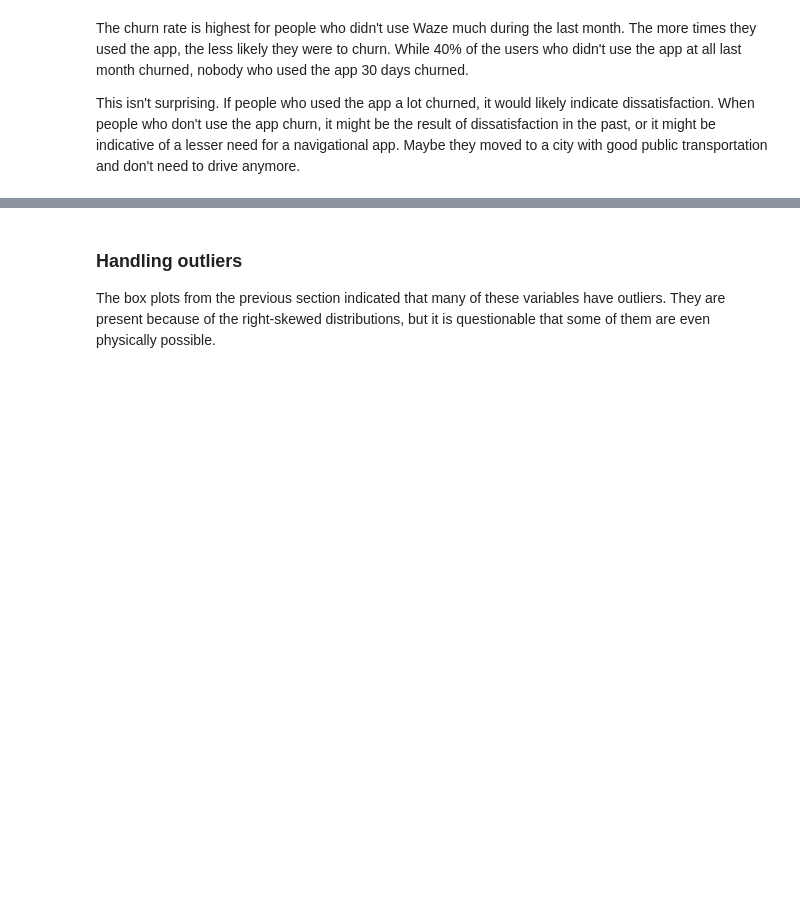
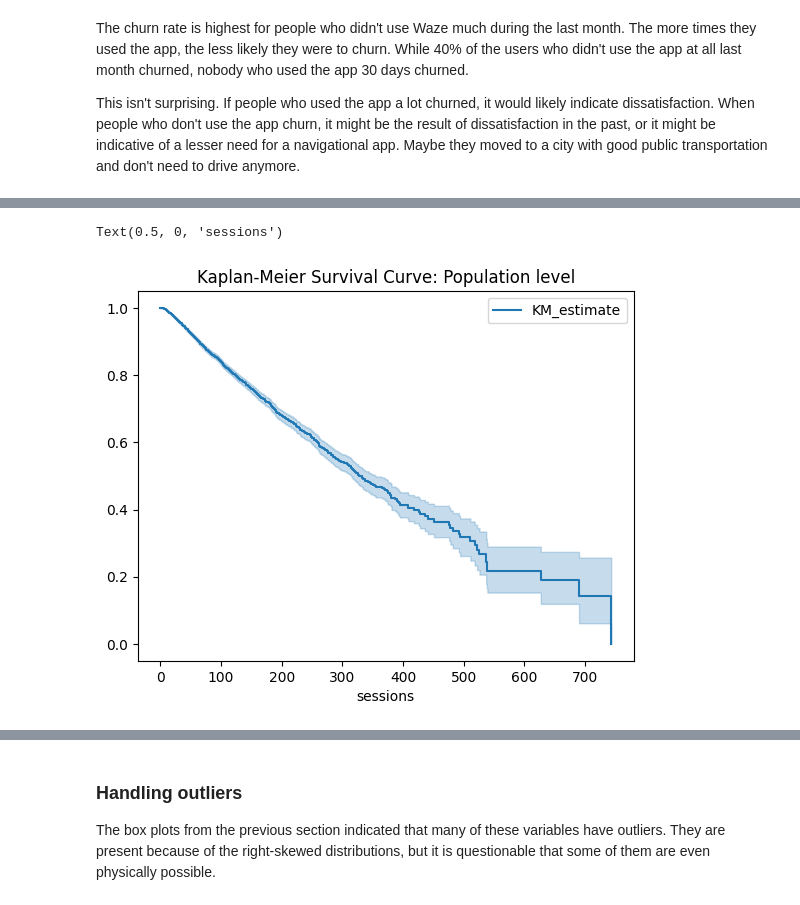
Before and after one commit to point-de-vyu/data-analytics-projects, a Jupyter notebook: Waze_predicting_user_churn/1. Exploratory_data_analysis.ipynb, the cells around one changed output, grey strips where cells are left out. Saved outputs shown, nothing was run; the diff lists cells and outputs as text; code cells hidden in the pictures; blank space fills up the shorter version.

```diff
--- a/Waze_predicting_user_churn/1. Exploratory_data_analysis.ipynb
+++ b/Waze_predicting_user_churn/1. Exploratory_data_analysis.ipynb
@@ -505,0 +522,4 @@ This isn't surprising. If people who used the app a lot churned, it would likely
+# %%
+df['is_churned'] = np.where(df['label'] == 'churned', 1, 0)
+# %%
+IS_CHURNED_COL = 'is_churned'
@@ -505,0 +528,12 @@ This isn't surprising. If people who used the app a lot churned, it would likely
+# %%
+kmf = KaplanMeierFitter()
+# %%
+T=df['sessions']
+C=df[IS_CHURNED_COL].astype(float)
+kmf.fit(T,C)
+ax= kmf.plot(title='Kaplan-Meier Survival Curve: Population level')
+ax.set_xlabel('sessions')
+# по игреку вероятность, что он дожил до этого момента, могли бы увидеть плато или что-то еще
+# %% [output]
+Text(0.5, 0, 'sessions')
+[figure, added]
```
Also changed, not shown: parts of 23 cells of this notebook, 1 other file.
